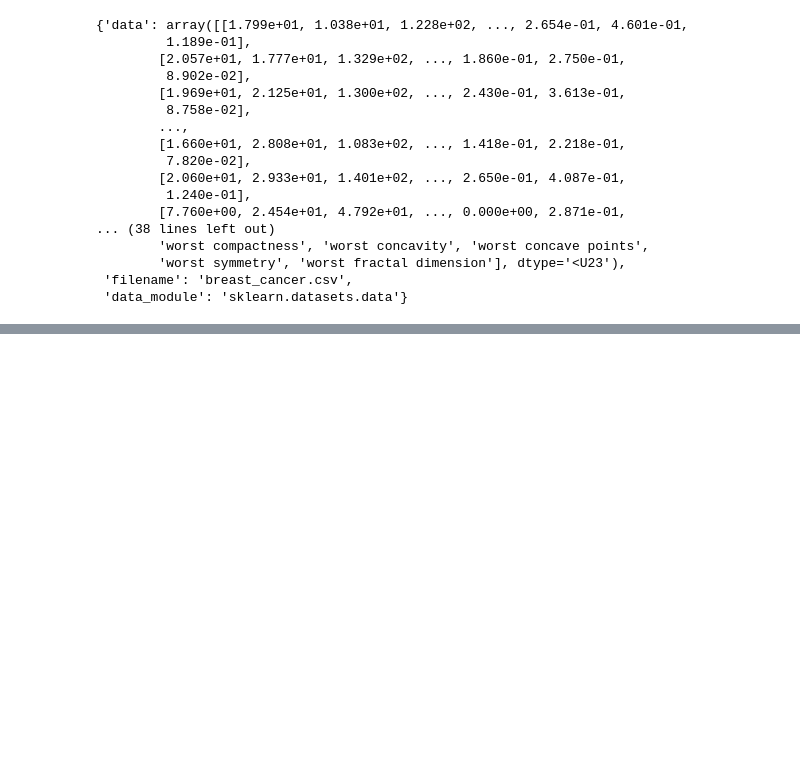
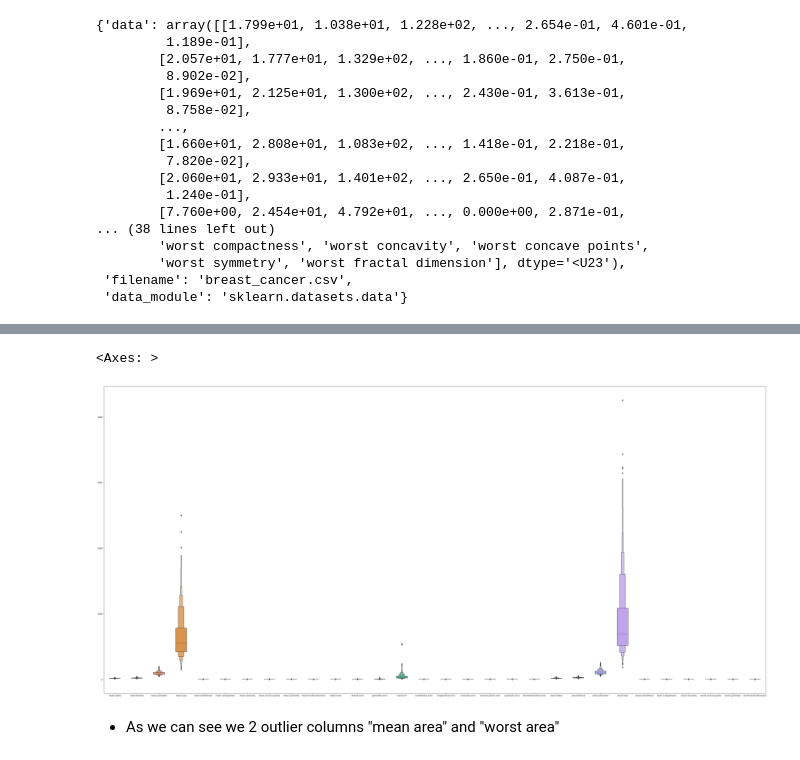
Before and after one commit to Dibya069/BreastCancerPrediction_ML, a Jupyter notebook: notebook/model.ipynb, the cells around one changed output, grey strips where cells are left out. Cells and saved outputs as stored; diff of their text form; code cells hidden in the pictures; blank space fills up the shorter version.

```diff
--- a/notebook/model.ipynb
+++ b/notebook/model.ipynb
@@ -34,0 +98,8 @@ TypeError: Index(...) must be called with a collection of some kind, <built-in m
+# %%
+fig, ax = plt.subplots(figsize = (60, 28))
+sns.boxenplot(data = x, width = 0.5, ax = ax)
+# %% [output]
+<Axes: >
+[figure, added]
+# %% [markdown]
+- As we can see we 2 outlier columns "mean area" and "worst area"
```
Also changed, not shown: parts of 8 cells of this notebook, 1 other file.
